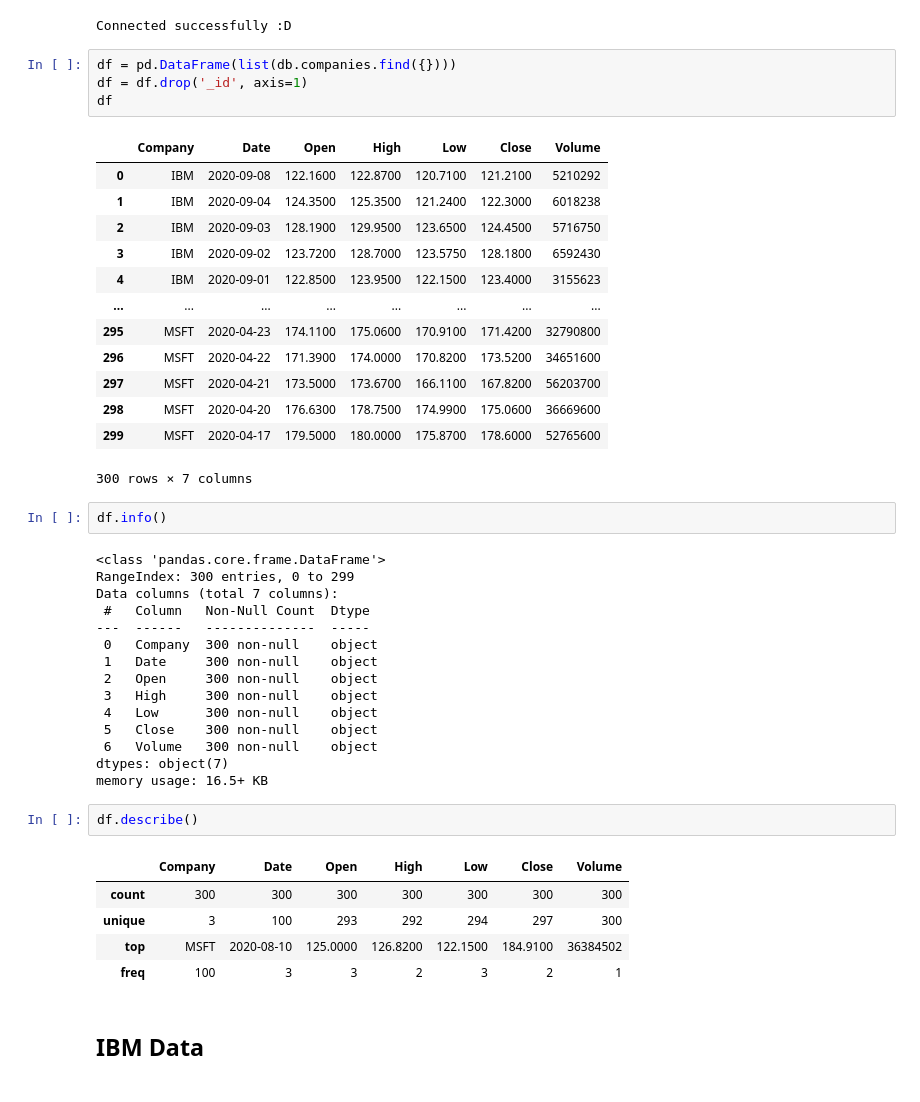
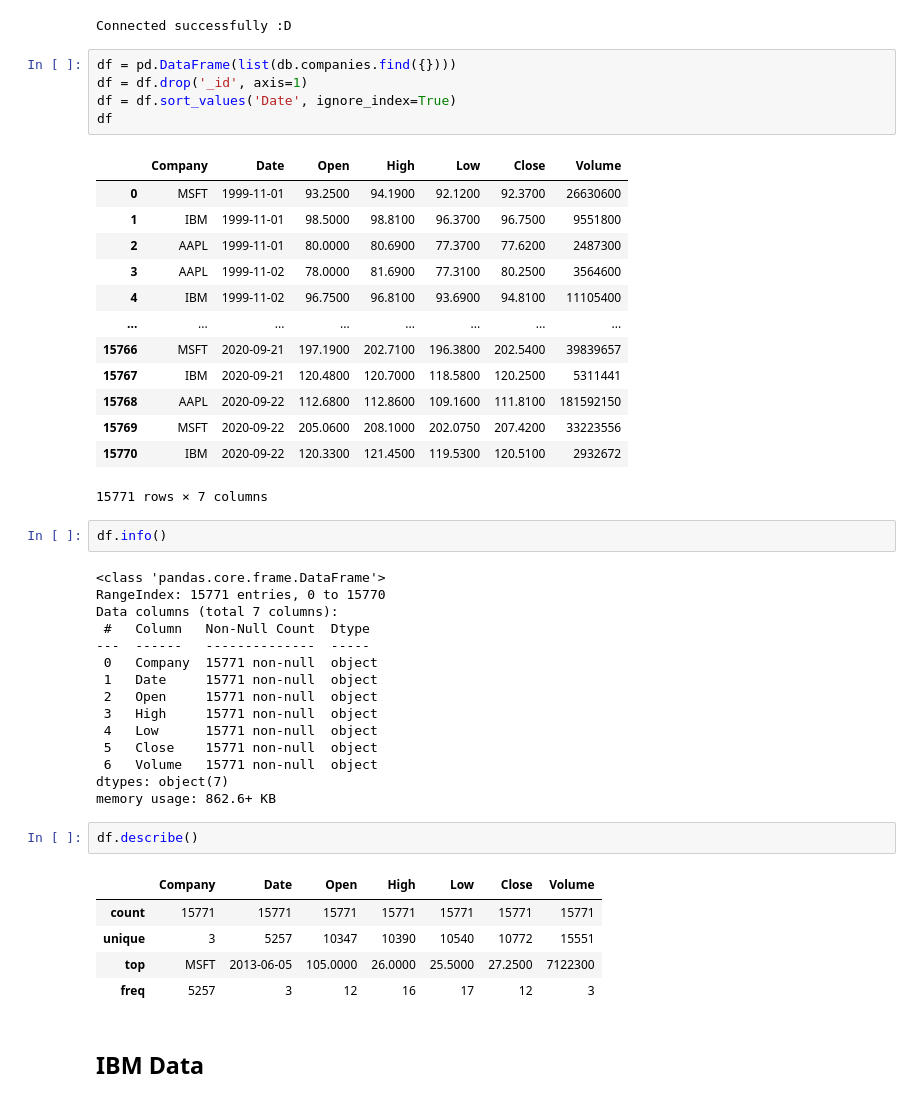
Before and after one commit to SasaIA/Trading, a Jupyter notebook: lstm.ipynb, the cells around one changed output. Drawn from its saved outputs; the diff is of its cells as text.

```diff
--- a/lstm.ipynb
+++ b/lstm.ipynb
@@ -19,46 +24,47 @@ Connected successfully :D
 # %%
 df = pd.DataFrame(list(db.companies.find({})))
 df = df.drop('_id', axis=1)
+df = df.sort_values('Date', ignore_index=True)
 df
 # %% [output]
 |  | Company | Date | Open | High | Low | Close | Volume |
-| 0 | IBM | 2020-09-08 | 122.1600 | 122.8700 | 120.7100 | 121.2100 | 5210292 |
-| 1 | IBM | 2020-09-04 | 124.3500 | 125.3500 | 121.2400 | 122.3000 | 6018238 |
-| 2 | IBM | 2020-09-03 | 128.1900 | 129.9500 | 123.6500 | 124.4500 | 5716750 |
-| 3 | IBM | 2020-09-02 | 123.7200 | 128.7000 | 123.5750 | 128.1800 | 6592430 |
-| 4 | IBM | 2020-09-01 | 122.8500 | 123.9500 | 122.1500 | 123.4000 | 3155623 |
+| 0 | MSFT | 1999-11-01 | 93.2500 | 94.1900 | 92.1200 | 92.3700 | 26630600 |
+| 1 | IBM | 1999-11-01 | 98.5000 | 98.8100 | 96.3700 | 96.7500 | 9551800 |
+| 2 | AAPL | 1999-11-01 | 80.0000 | 80.6900 | 77.3700 | 77.6200 | 2487300 |
+| 3 | AAPL | 1999-11-02 | 78.0000 | 81.6900 | 77.3100 | 80.2500 | 3564600 |
+| 4 | IBM | 1999-11-02 | 96.7500 | 96.8100 | 93.6900 | 94.8100 | 11105400 |
 | ... | ... | ... | ... | ... | ... | ... | ... |
-| 295 | MSFT | 2020-04-23 | 174.1100 | 175.0600 | 170.9100 | 171.4200 | 32790800 |
-| 296 | MSFT | 2020-04-22 | 171.3900 | 174.0000 | 170.8200 | 173.5200 | 34651600 |
-| 297 | MSFT | 2020-04-21 | 173.5000 | 173.6700 | 166.1100 | 167.8200 | 56203700 |
-| 298 | MSFT | 2020-04-20 | 176.6300 | 178.7500 | 174.9900 | 175.0600 | 36669600 |
-| 299 | MSFT | 2020-04-17 | 179.5000 | 180.0000 | 175.8700 | 178.6000 | 52765600 |
+| 15766 | MSFT | 2020-09-21 | 197.1900 | 202.7100 | 196.3800 | 202.5400 | 39839657 |
+| 15767 | IBM | 2020-09-21 | 120.4800 | 120.7000 | 118.5800 | 120.2500 | 5311441 |
+| 15768 | AAPL | 2020-09-22 | 112.6800 | 112.8600 | 109.1600 | 111.8100 | 181592150 |
+| 15769 | MSFT | 2020-09-22 | 205.0600 | 208.1000 | 202.0750 | 207.4200 | 33223556 |
+| 15770 | IBM | 2020-09-22 | 120.3300 | 121.4500 | 119.5300 | 120.5100 | 2932672 |
-300 rows × 7 columns
+15771 rows × 7 columns
 # %%
 df.info()
 # %% [output]
 <class 'pandas.core.frame.DataFrame'>
-RangeIndex: 300 entries, 0 to 299
+RangeIndex: 15771 entries, 0 to 15770
 Data columns (total 7 columns):
  #   Column   Non-Null Count  Dtype
 ---  ------   --------------  -----
- 0   Company  300 non-null    object
- 1   Date     300 non-null    object
- 2   Open     300 non-null    object
- 3   High     300 non-null    object
- 4   Low      300 non-null    object
- 5   Close    300 non-null    object
- 6   Volume   300 non-null    object
+ 0   Company  15771 non-null  object
+ 1   Date     15771 non-null  object
+ 2   Open     15771 non-null  object
+ 3   High     15771 non-null  object
+ 4   Low      15771 non-null  object
+ 5   Close    15771 non-null  object
+ 6   Volume   15771 non-null  object
 dtypes: object(7)
-memory usage: 16.5+ KB
+memory usage: 862.6+ KB
 # %%
 df.describe()
 # %% [output]
 |  | Company | Date | Open | High | Low | Close | Volume |
-| count | 300 | 300 | 300 | 300 | 300 | 300 | 300 |
-| unique | 3 | 100 | 293 | 292 | 294 | 297 | 300 |
-| top | MSFT | 2020-08-10 | 125.0000 | 126.8200 | 122.1500 | 184.9100 | 36384502 |
-| freq | 100 | 3 | 3 | 2 | 3 | 2 | 1 |
+| count | 15771 | 15771 | 15771 | 15771 | 15771 | 15771 | 15771 |
+| unique | 3 | 5257 | 10347 | 10390 | 10540 | 10772 | 15551 |
+| top | MSFT | 2013-06-05 | 105.0000 | 26.0000 | 25.5000 | 27.2500 | 7122300 |
+| freq | 5257 | 3 | 12 | 16 | 17 | 12 | 3 |
 # %% [markdown]
 ## IBM Data
 # %%
```
Also changed, not shown: parts of 14 cells of this notebook, 6 other files.
